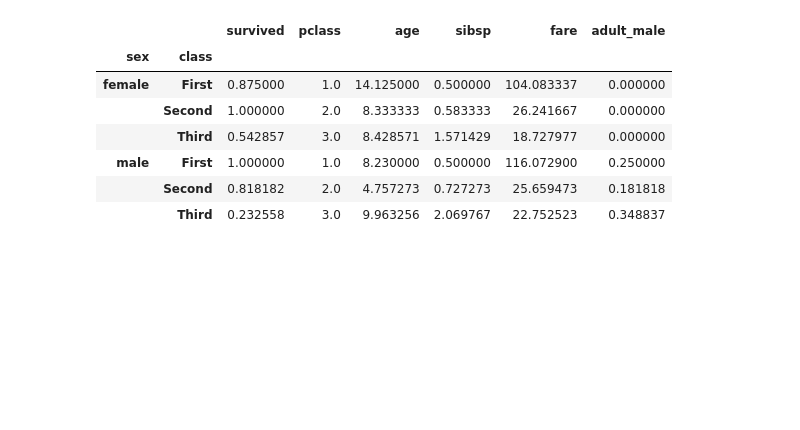
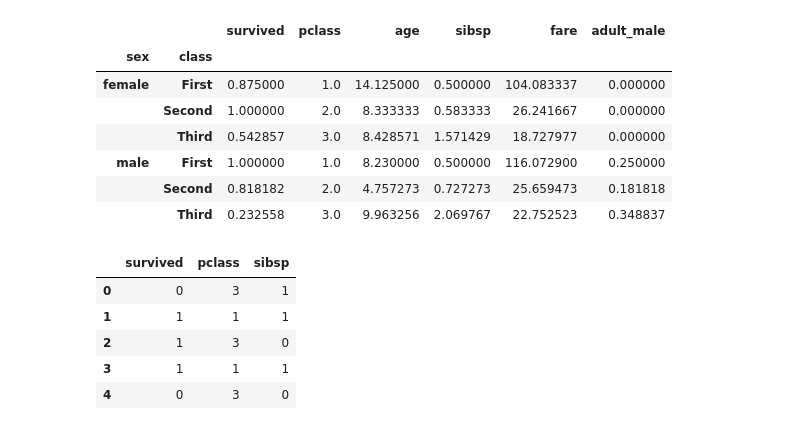
Before and after one commit to iqrarkhan123/datascience, a Jupyter notebook: Pandas_casestudy.ipynb, the cells around one changed output. Cells and saved outputs as stored; diff of their text form; code cells hidden in the pictures; blank space fills up the shorter version.

```diff
--- a/Pandas_casestudy.ipynb
+++ b/Pandas_casestudy.ipynb
@@ -90,3 +90,14 @@ titanic_new[titanic_new["age"]<18].groupby(["sex","class"]).mean()
 | male | First | 1.000000 | 1.0 | 8.230000 | 0.500000 | 116.072900 | 0.250000 |
 |  | Second | 0.818182 | 2.0 | 4.757273 | 0.727273 | 25.659473 | 0.181818 |
 |  | Third | 0.232558 | 3.0 | 9.963256 | 2.069767 | 22.752523 | 0.348837 |
+# %%
+# store sum column into variable and based on these coloum create a heatmap
+scatter=titanic_new.loc[:,["survived","pclass","sibsp"]]
+scatter.head()
+# %% [output]
+|  | survived | pclass | sibsp |
+| 0 | 0 | 3 | 1 |
+| 1 | 1 | 1 | 1 |
+| 2 | 1 | 3 | 0 |
+| 3 | 1 | 1 | 1 |
+| 4 | 0 | 3 | 0 |
```
Also changed, not shown: parts of 1 cell of this notebook.
